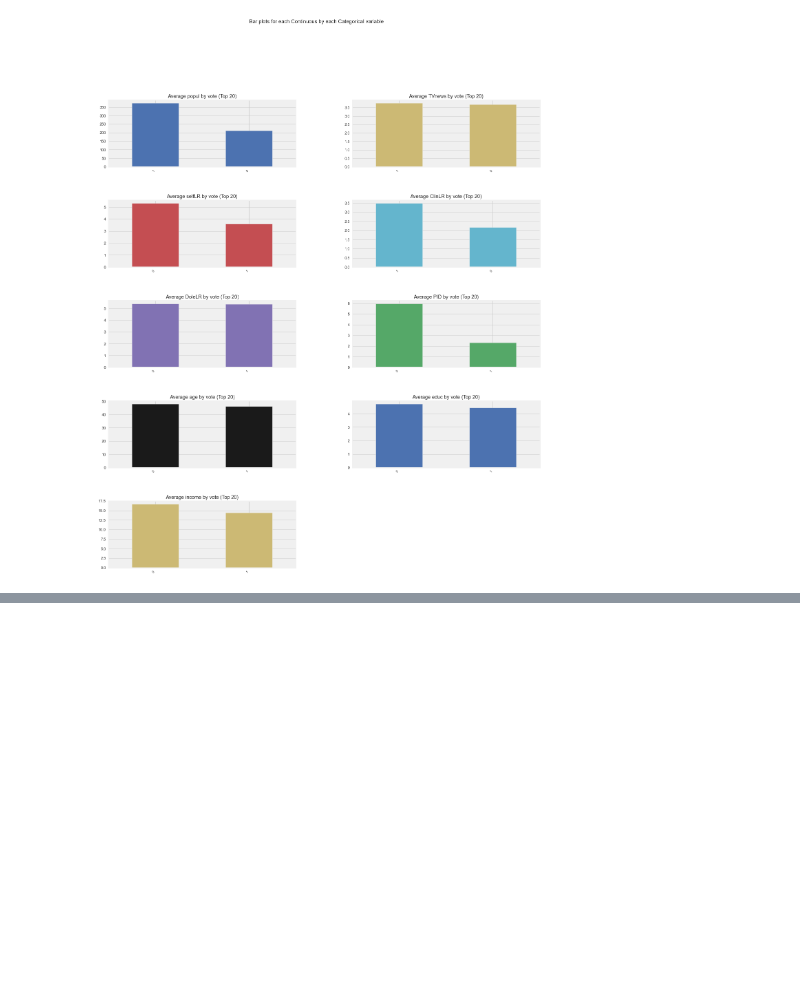
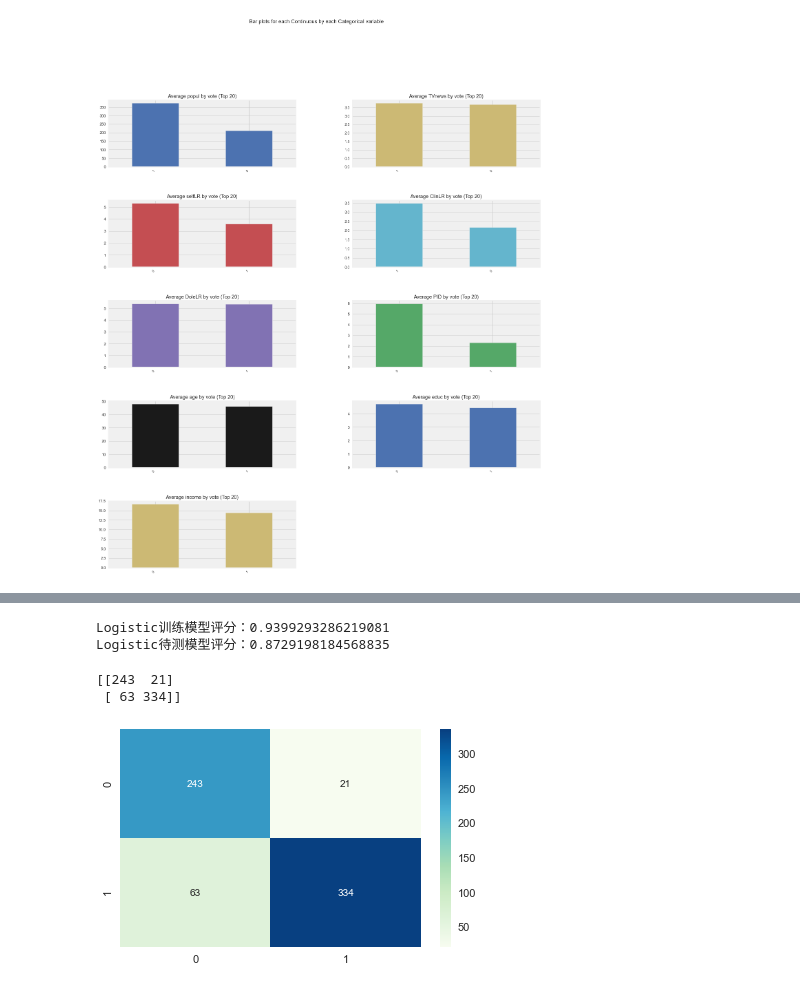
Before and after one commit to WEIMY666/CDA_EDA, a Jupyter notebook: EDA.ipynb, the cells around one changed output, grey strips where cells are left out. Saved outputs shown, nothing was run; the diff lists cells and outputs as text; code cells hidden in the pictures; blank space fills up the shorter version.

```diff
--- a/EDA.ipynb
+++ b/EDA.ipynb
@@ -151,0 +154,20 @@ Time to run AutoViz = 9 seconds
+# %%
+### Import data
+SEED = 222   #设置随机种子
+np.random.seed(SEED)
+### Training and test set
+from sklearn.model_selection import train_test_split #训练数据的包
+from sklearn.metrics import roc_auc_score #roc、auc评判标准
+
+
+def get_train_test(test_size=0.70):   #训练数据集,样本数量为60%
+    """Split Data into train and test sets."""
+
+    y = 1 * (data.vote == 1)
+    X = data.drop(["vote"], axis=1) #删除分类的列
+    #X.drop(X.columns[X.std() == 0], axis=1, inplace=True) #删除对判别没有意义的、数据相同的某列
+    return train_test_split(X, y, test_size=test_size, random_state=SEED)
+xtrain, xtest, ytrain, ytest = get_train_test()
+### Look at the data
+print("\nExample data:")
+data.head()
@@ -151,0 +182,28 @@ Time to run AutoViz = 9 seconds
+# %%
+from sklearn.linear_model import LogisticRegression
+from sklearn.metrics import accuracy_score#导入评分模块
+
+logistic = LogisticRegression(C=1,penalty='l2',solver='lbfgs',random_state=SEED)
+logistic.fit(xtrain,ytrain)
+print("Logistic训练模型评分："+str(accuracy_score(ytrain,logistic.predict(xtrain))))
+print("Logistic待测模型评分："+str(accuracy_score(ytest,logistic.predict(xtest))))
+# %% [output]
+Logistic训练模型评分：0.9399293286219081
+Logistic待测模型评分：0.8729198184568835
+# %%
+#混淆矩阵
+from sklearn import metrics
+sklearn_predict =logistic.predict(xtest)
+cm = metrics.confusion_matrix(ytest,sklearn_predict,labels=[0,1])
+print(cm)
+# %% [output]
+[[243  21]
+ [ 63 334]]
+# %%
+import seaborn as sns
+import matplotlib.pyplot as plt
+#绘制热力图
+sns.heatmap(cm,annot = True,fmt='',cmap='GnBu')
+plt.show()
+# %% [output]
+[figure, added]
```
Also changed, not shown: parts of 3 cells of this notebook.
